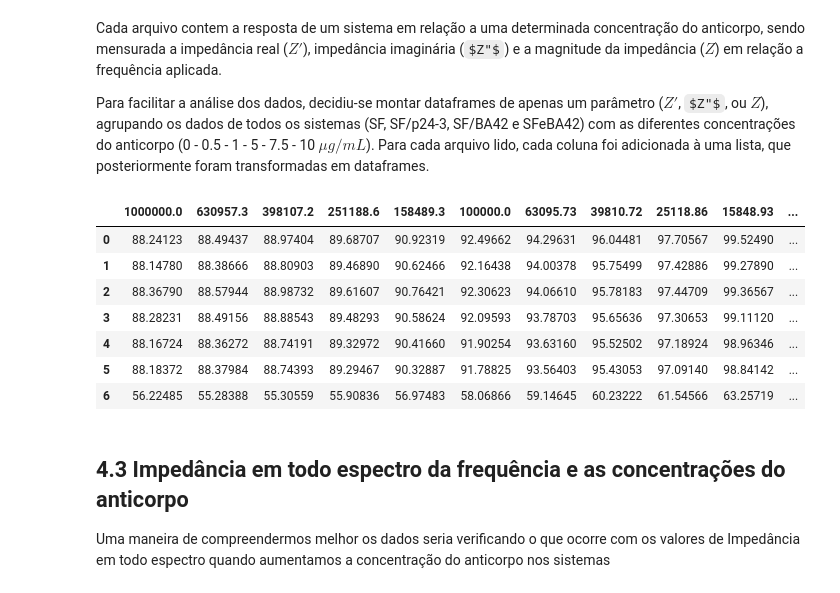
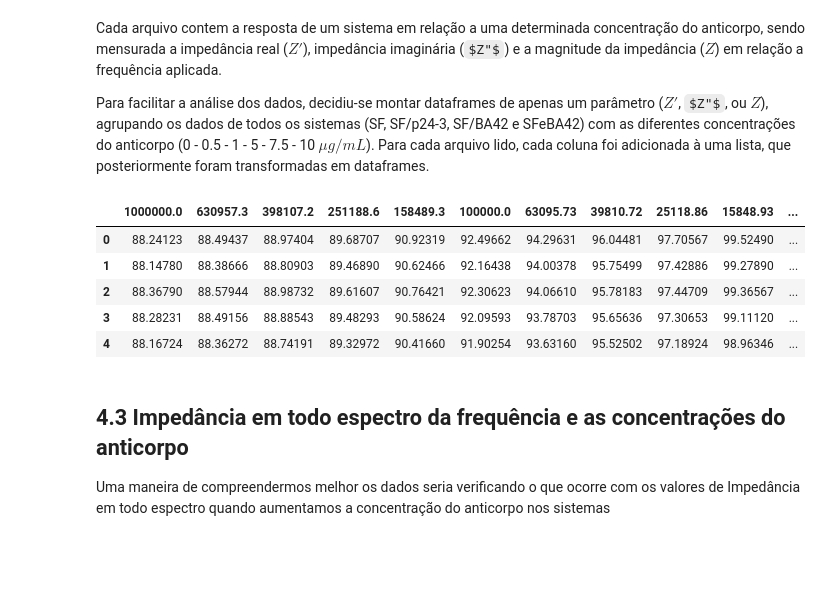
Before and after one commit to alyyokomichi/Impedance_Biosensor, a Jupyter notebook: Impedance_Biosensor.ipynb, the cells around one changed output. Cells and saved outputs as stored; diff of their text form; code cells hidden in the pictures; some formulas as TeX source; blank space fills up the shorter version.

```diff
--- a/Impedance_Biosensor.ipynb
+++ b/Impedance_Biosensor.ipynb
@@ -76,6 +81,7 @@ Z1 = []      # lista para armazenar os dados de impedância real
 Z2 = []      # lista para armazenar os dados de impedância imaginaria
 Z = []       # lista para armazenar os dados da magnitude da impedância
 D = []       # lista para armazenar a concentracao e o sistema
+RL = []      # lista para armazenar os dados de impedancia juntos
 
 # Leitura e coleta de dados dos arquivos
 for s in sistemas:
@@ -85,36 +91,39 @@ for s in sistemas:
     Z1.append(arq['Impedance Real (Ohms)'])               # armazenando dados lidos
     Z2.append(arq['Impedance Imaginary (Ohms)'])
     Z.append(arq['Impedance Magnitude (Ohms)'])
+    RL.append(arq.iloc[-1])
     D.append([c/1000, s])       # armazenando concentracao e sistema
 # %%
 # Transformando dados coletados em dataframe
 Z1 = pd.DataFrame(Z1)      # dataframe com os dados de Impedância Real
 Z2 = pd.DataFrame(Z2)      # dataframe com os dados de Impedância Imaginaria
 Z = pd.DataFrame(Z)        # dataframe com os dados da Magnitude da Impedância
+RL = pd.DataFrame(RL)      # dataframe com os dados de impedancia juntos
 D = pd.DataFrame(D, columns=['Concentration', 'System'])  # dataframe contendo a concentração e o sistema
 
 # Realizando ajustes nos dataframes
 Z1.reset_index(inplace=True)                # alterando index para números
 Z1.drop(columns = ['index'], inplace=True)  # excluindo coluna indesejada
 Z1 = pd.concat([Z1, D], axis=1)             # adicionando concentracao e sistema para o dataframe
 Z2.reset_index(inplace=True)
 Z2.drop(columns = ['index'], inplace=True)
 Z2 = pd.concat([Z2, D], axis=1)
 Z.reset_index(inplace=True)
 Z.drop(columns = ['index'], inplace=True)
 Z = pd.concat([Z, D], axis=1)
+RL.reset_index(inplace=True)
+RL.drop(columns = ['index'], inplace=True)
+RL = pd.concat([RL, D], axis=1)
 
 # Visualizando dados de um dos dataframes gerados
-Z1.head(7)
+Z1.head()
 # %% [output]
 |  | 1000000.0 | 630957.3 | 398107.2 | 251188.6 | 158489.3 | 100000.0 | 63095.73 | 39810.72 | 25118.86 | 15848.93 | ... |
 | 0 | 88.24123 | 88.49437 | 88.97404 | 89.68707 | 90.92319 | 92.49662 | 94.29631 | 96.04481 | 97.70567 | 99.52490 | ... |
 | 1 | 88.14780 | 88.38666 | 88.80903 | 89.46890 | 90.62466 | 92.16438 | 94.00378 | 95.75499 | 97.42886 | 99.27890 | ... |
 | 2 | 88.36790 | 88.57944 | 88.98732 | 89.61607 | 90.76421 | 92.30623 | 94.06610 | 95.78183 | 97.44709 | 99.36567 | ... |
 | 3 | 88.28231 | 88.49156 | 88.88543 | 89.48293 | 90.58624 | 92.09593 | 93.78703 | 95.65636 | 97.30653 | 99.11120 | ... |
 | 4 | 88.16724 | 88.36272 | 88.74191 | 89.32972 | 90.41660 | 91.90254 | 93.63160 | 95.52502 | 97.18924 | 98.96346 | ... |
-| 5 | 88.18372 | 88.37984 | 88.74393 | 89.29467 | 90.32887 | 91.78825 | 93.56403 | 95.43053 | 97.09140 | 98.84142 | ... |
-| 6 | 56.22485 | 55.28388 | 55.30559 | 55.90836 | 56.97483 | 58.06866 | 59.14645 | 60.23222 | 61.54566 | 63.25719 | ... |
 # %% [markdown]
 ## 4.3 Impedância em todo espectro da frequência e as concentrações do anticorpo
 
```
Also changed, not shown: parts of 9 cells of this notebook.
